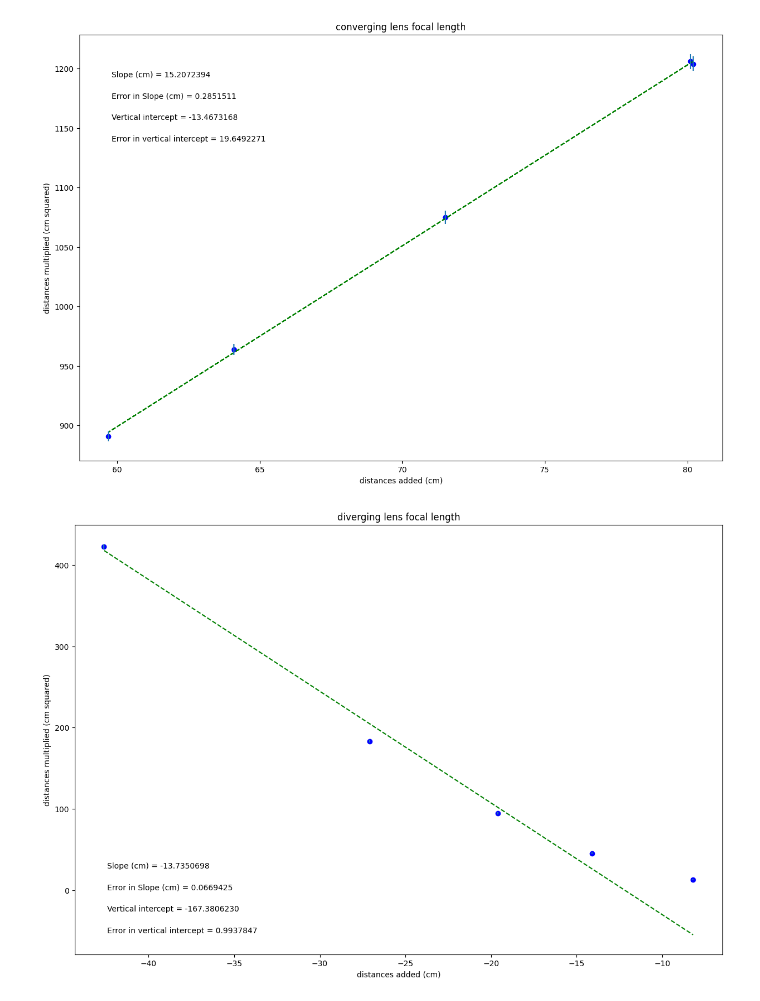
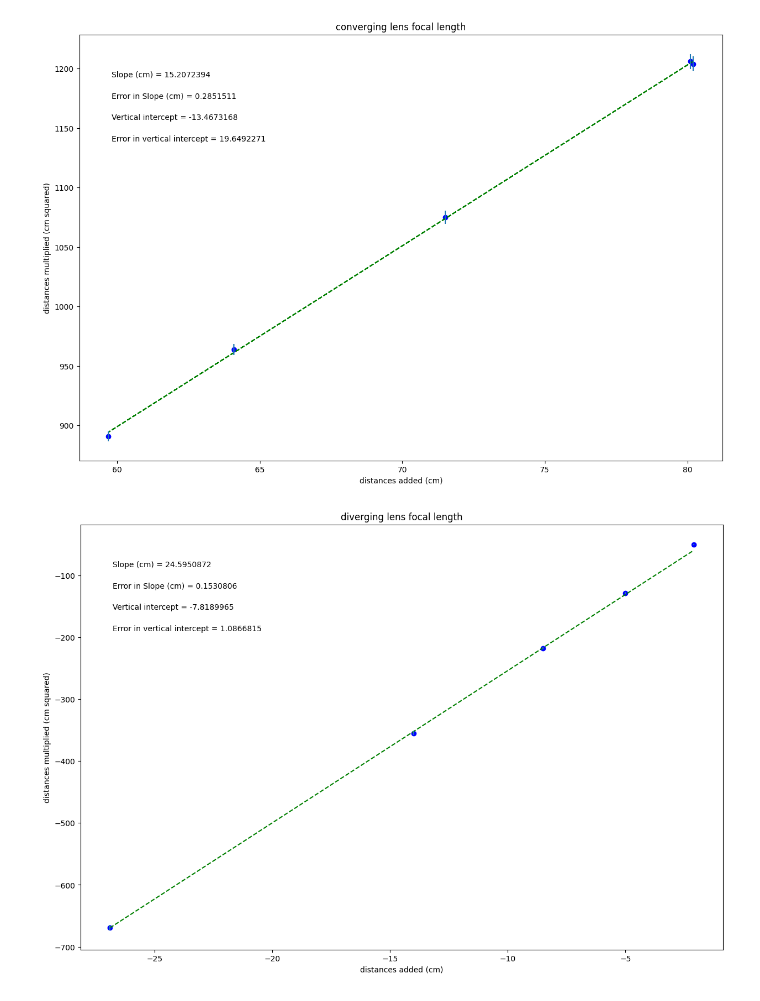
Before and after one commit to loganevan/Physics-Lab1, a Jupyter notebook: lenses_and_images_lab.ipynb, the cells around one changed output. Drawn from its saved outputs; the diff is of its cells as text; code cells hidden in the pictures.

```diff
--- a/lenses_and_images_lab.ipynb
+++ b/lenses_and_images_lab.ipynb
@@ -121,11 +121,11 @@ plt.show()
 
 
 
-do_plus_di2 = np.array([-42.6,-27.1,-19.6,-14.1,-8.2])
+do_plus_di2 = np.array([-26.9,-14,-8.5,-5,-2.1])
 
-do_times_di2 = np.array([422.33,183.4,94.35,45.5,12.81])
+do_times_di2 = np.array([-668.82,-355.01,-217.56,-128.31,-50.02])
 
-do_times_di_err2 = np.array([3.114642837,1.917315832,1.398070098,1.038315944,0.645135645])
+do_times_di_err2 = np.array([4.540099118,3.010016611,2.252487514,1.678153747,1.022007828])
 
 
 
@@ -147,7 +147,7 @@ slope_units= 'cm'
 #UPDATE ANNOTATION PLACEMENT SO IT'S OUT OF WAY OF PLOTTED DATA AND BEST FIT LINE
 #integer from 1 to 4, top R corner is 1 (counter-clockwise from there)
 
-annotation_placement=3
+annotation_placement=2
 
 
 #-----------------------------------------------------------------------#
@@ -195,31 +195,31 @@ elif annotation_placement==3 or annotation_placement==4:
 
 #Plot data on graph. Plot error bars and place values for slope,
 #error in slope, and vertical intercept (plus error) on the plot using "annotate"
 
 plt.figure(figsize=(15,10))
 
 plt.plot(x, fit, color='green', linestyle='--')
 plt.scatter(x, y, color='blue', marker='o')
 
 plt.xlabel(x_label)
 plt.ylabel(y_label)
 plt.title(plot_title)
 
 plt.errorbar(x, y, yerr=dy, xerr=None, fmt="none") #don't need to plot x error bars
 
 plt.annotate('Slope ({}) = {value:.{digits}f}'.format(slope_units,value=m, digits=7),
              (xpos, ypos[0]), xycoords='axes fraction')
 
 plt.annotate('Error in Slope ({}) = {value:.{digits}f}'.format(slope_units,value=dm, digits=7),
              (xpos, ypos[1]), xycoords='axes fraction')
 
 plt.annotate('Vertical intercept = {value:.{digits}f}'.format(value=b, digits=7),
              (xpos, ypos[2]), xycoords='axes fraction')
 
 plt.annotate('Error in vertical intercept = {value:.{digits}f}'.format(value=db, digits=7),
              (xpos, ypos[3]), xycoords='axes fraction')
 
 plt.show()
 # %% [output]
 [figure]
-[figure, old version]
+[figure, new version]
```
